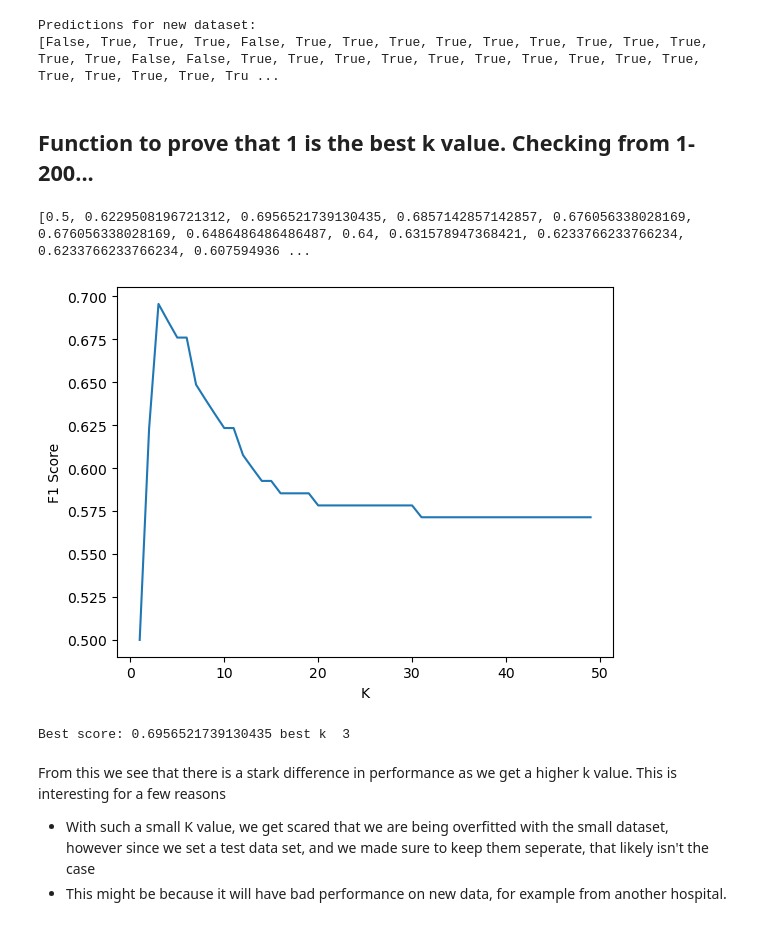
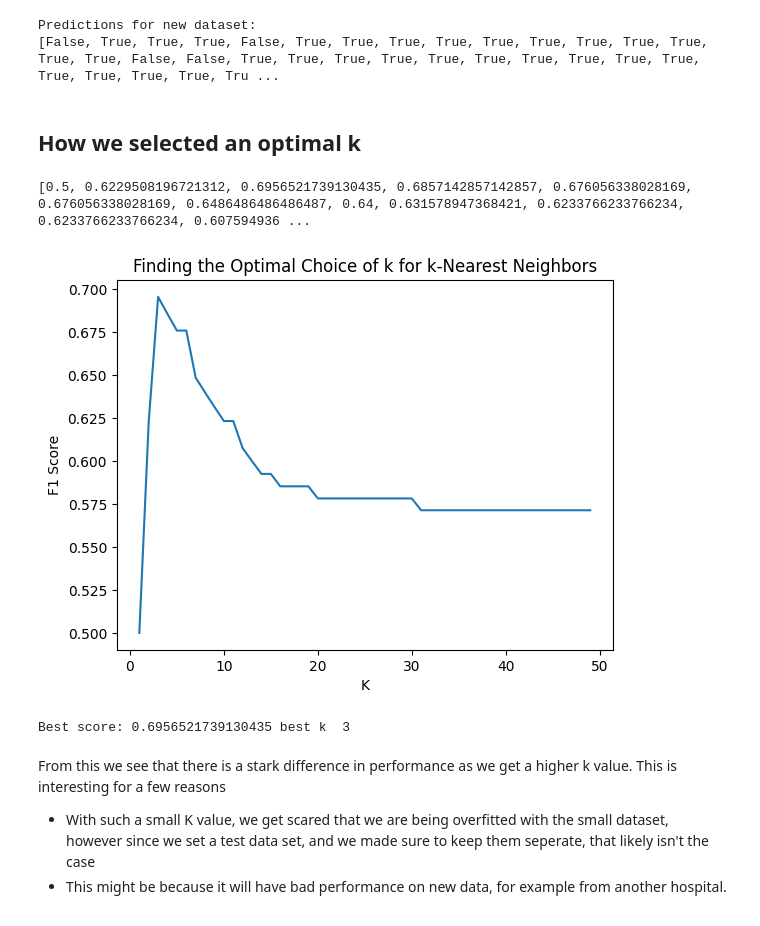
Before and after one commit to Treyson-Grange/cs5830_project4, a Jupyter notebook: project4.ipynb, the cells around one changed output. Drawn from its saved outputs; the diff is of its cells as text; code cells hidden in the pictures.

```diff
--- a/project4.ipynb
+++ b/project4.ipynb
@@ -82,31 +85,32 @@ print(predictions)
 # %% [output]
 Predictions for new dataset:
 [False, True, True, True, False, True, True, True, True, True, True, True, True, True, True, True, False, False, True, True, True, True, True, True, True, True, True, True, True, True, True, True, Tru ...
-# %% [markdown]
-## Function to prove that 1 is the best k value. Checking from 1-200...
+# %% [markdown]
+## How we selected an optimal k
 # %%
 def getF1(k):
     nn = NearestNeighbors(n_neighbors=k, metric='euclidean', algorithm='auto')
     nn.fit(X_train)
 
     distances, indices = nn.kneighbors(X_test)
     predictions = [np.any(y_train.iloc[indices[i]] > 0) for i in range(len(X_test))]  # Considering any non-zero prediction as heart disease
 
     f1 = f1_score(y_test, predictions)
     return f1
 
 kvals = range(1, 50)
 scores = [getF1(k) for k in kvals]
 print(scores)
 plt.plot(kvals, scores)
 plt.xlabel('K')
 plt.ylabel('F1 Score')
+plt.title('Finding the Optimal Choice of k for k-Nearest Neighbors')
 plt.show()
 best_score = max(scores)
 print("Best score:", best_score, "best k ", kvals[scores.index(best_score)])
 # %% [output]
 [0.5, 0.6229508196721312, 0.6956521739130435, 0.6857142857142857, 0.676056338028169, 0.676056338028169, 0.6486486486486487, 0.64, 0.631578947368421, 0.6233766233766234, 0.6233766233766234, 0.607594936 ...
-[figure, old version]
+[figure, new version]
 Best score: 0.6956521739130435 best k  3
 # %% [markdown]
 From this we see that there is a stark difference in performance as we get a higher k value. This is interesting for a few reasons
```
Also changed, not shown: parts of 5 cells of this notebook, 1 other file.
